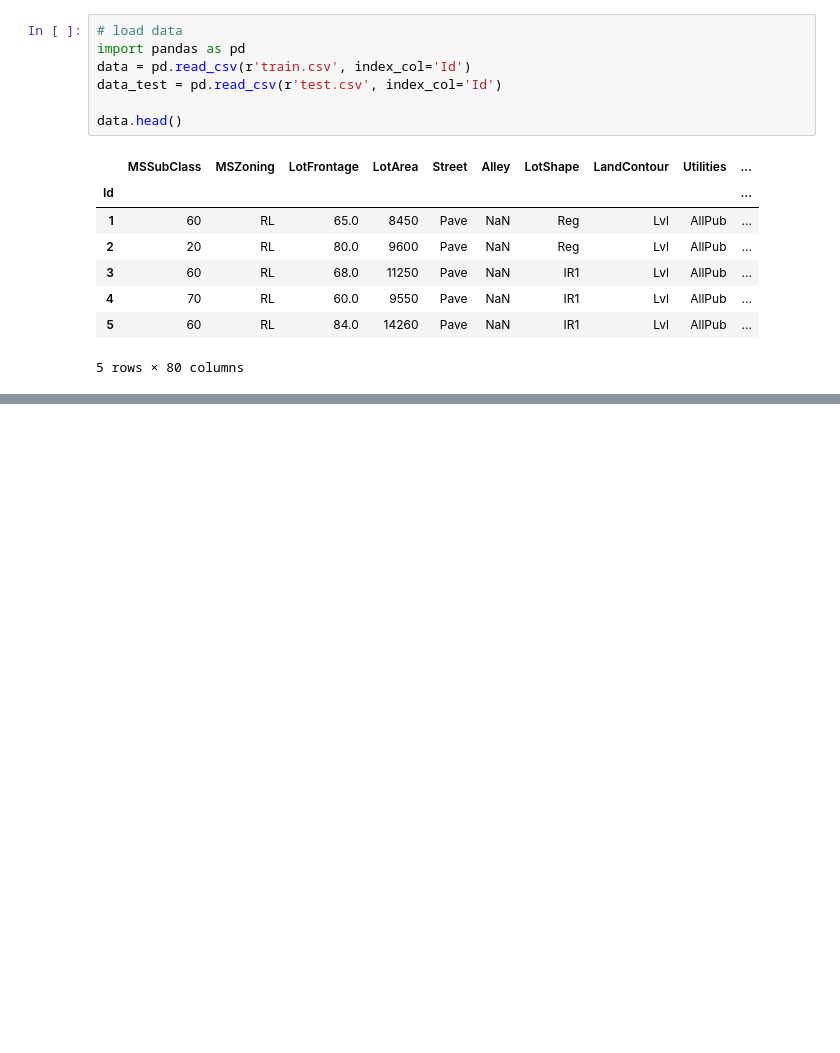
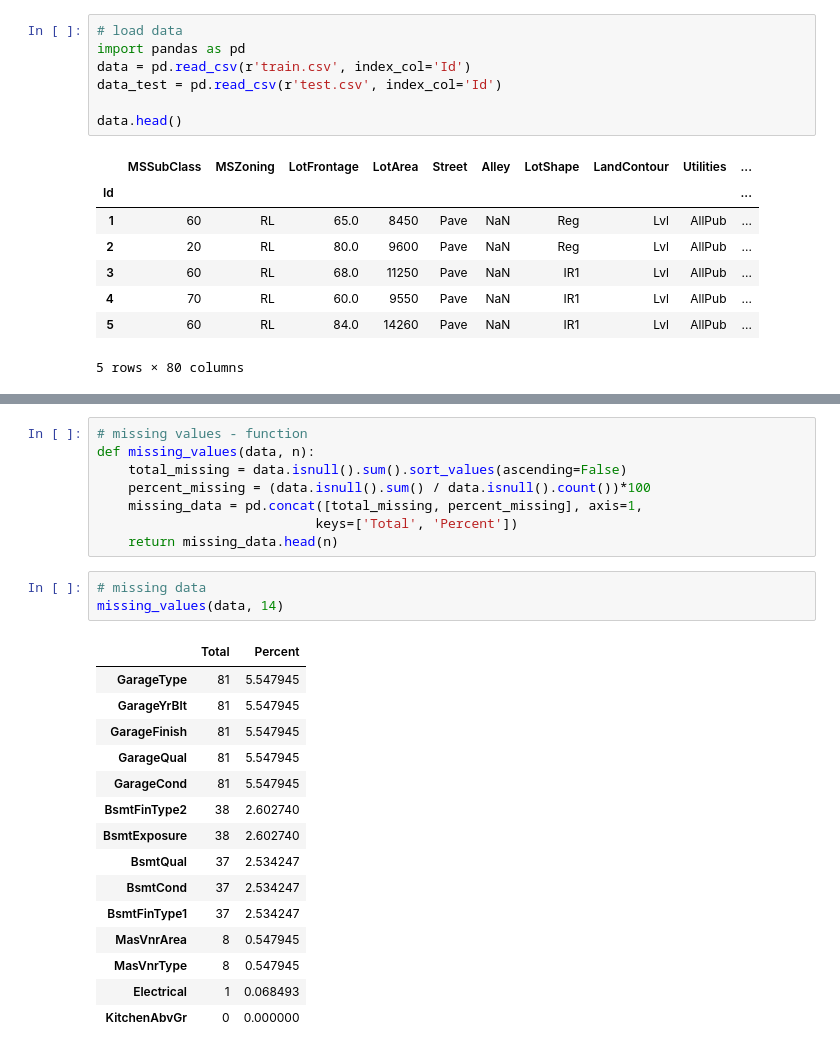
Before and after one commit to naseemap47/predictHousePrices-DeepLearning-python, a Jupyter notebook: jupyter_notebook.ipynb, the cells around one changed output, grey strips where cells are left out. Drawn from its saved outputs; the diff is of its cells as text; blank space fills up the shorter version.

```diff
--- a/jupyter_notebook.ipynb
+++ b/jupyter_notebook.ipynb
@@ -16,0 +55,27 @@ data.head()
+# %%
+# missing values - function
+def missing_values(data, n):
+    total_missing = data.isnull().sum().sort_values(ascending=False)
+    percent_missing = (data.isnull().sum() / data.isnull().count())*100
+    missing_data = pd.concat([total_missing, percent_missing], axis=1,
+                            keys=['Total', 'Percent'])
+    return missing_data.head(n)
+# %%
+# missing data
+missing_values(data, 14)
+# %% [output]
+|  | Total | Percent |
+| GarageType | 81 | 5.547945 |
+| GarageYrBlt | 81 | 5.547945 |
+| GarageFinish | 81 | 5.547945 |
+| GarageQual | 81 | 5.547945 |
+| GarageCond | 81 | 5.547945 |
+| BsmtFinType2 | 38 | 2.602740 |
+| BsmtExposure | 38 | 2.602740 |
+| BsmtQual | 37 | 2.534247 |
+| BsmtCond | 37 | 2.534247 |
+| BsmtFinType1 | 37 | 2.534247 |
+| MasVnrArea | 8 | 0.547945 |
+| MasVnrType | 8 | 0.547945 |
+| Electrical | 1 | 0.068493 |
+| KitchenAbvGr | 0 | 0.000000 |
```
Also changed, not shown: parts of 45 cells of this notebook.
